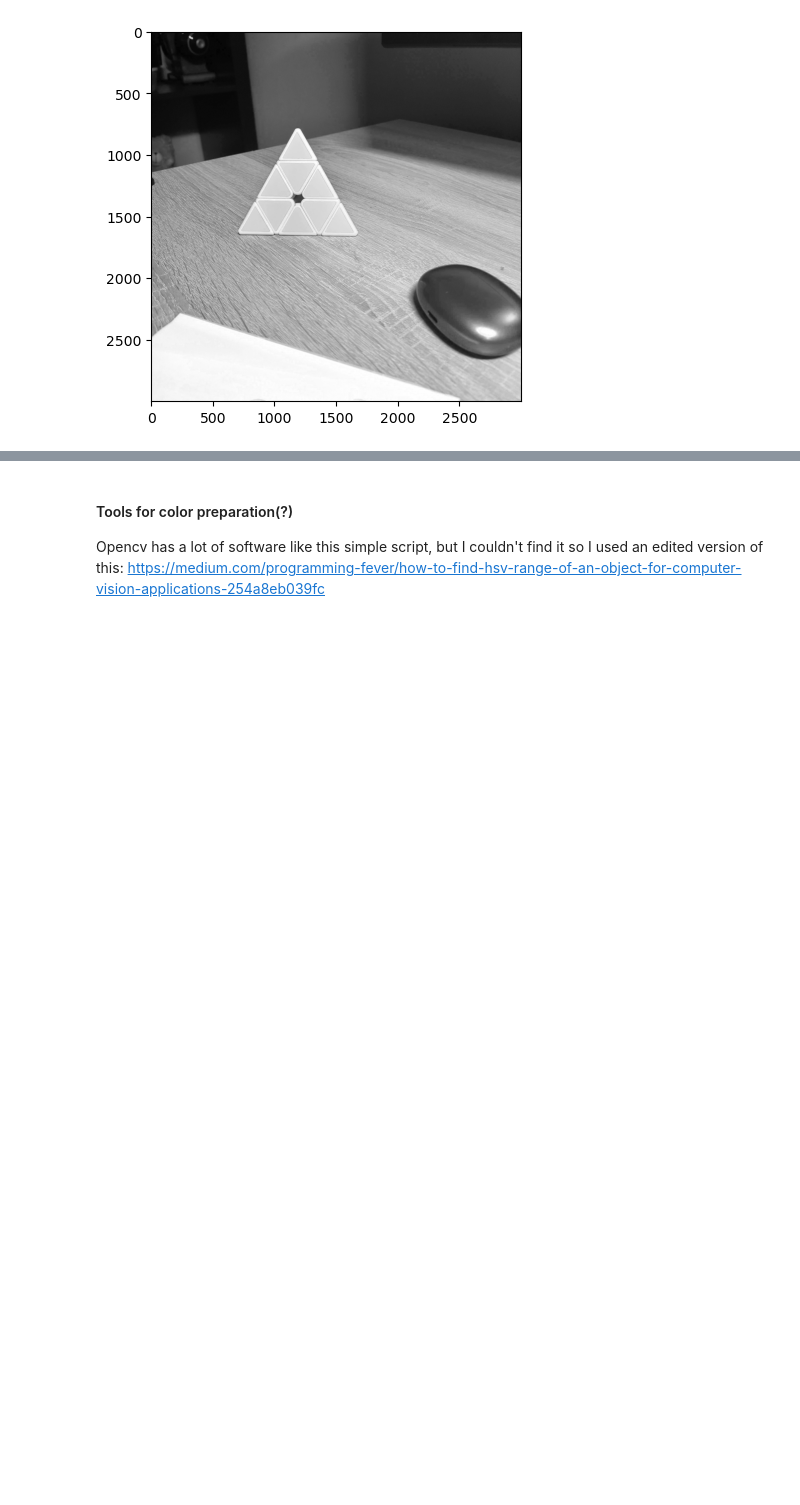
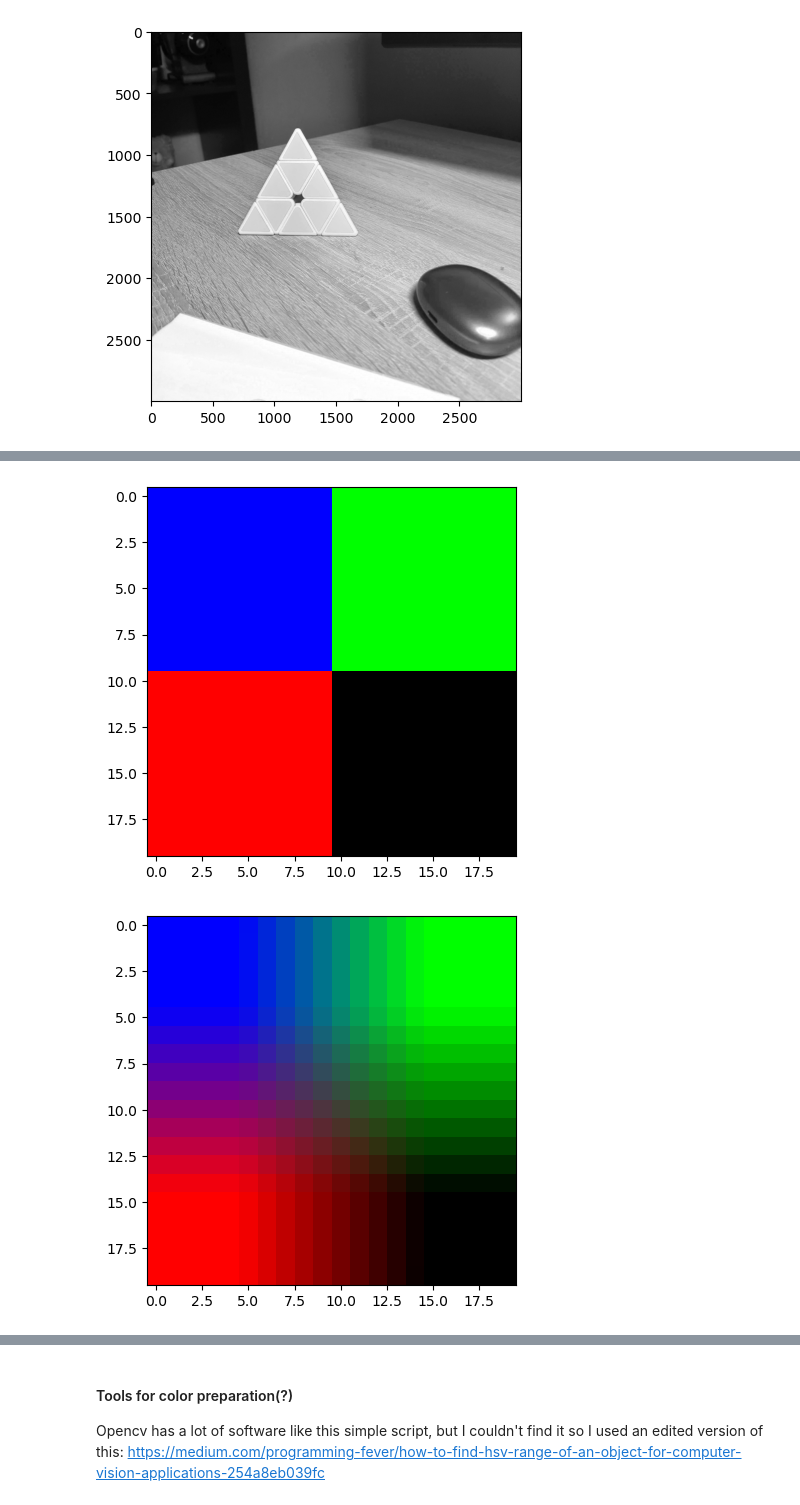
Before and after one commit to nikpan1/CV1-lecture2023, a Jupyter notebook: CV1_lecture01.ipynb, the cells around one changed output, grey strips where cells are left out. Drawn from its saved outputs; the diff is of its cells as text; code cells hidden in the pictures; blank space fills up the shorter version.

Commit message:
eroding, dialating, interpolation and transformation

```diff
--- a/CV1_lecture01.ipynb
+++ b/CV1_lecture01.ipynb
@@ -74,0 +108,8 @@ qt.qpa.plugin: Could not find the Qt platform plugin "wayland" in ""
+# %%
+show(cv2.resize(chessboard_image, (w*10, h*10), interpolation = cv2.INTER_NEAREST))
+show(cv2.resize(chessboard_image, (w*10, h*10), interpolation = cv2.INTER_LINEAR))
+show(cv2.resize(chessboard_image, (w*10, h*10), interpolation = cv2.INTER_CUBIC))
+show(cv2.resize(chessboard_image, (w*10, h*10), interpolation = cv2.INTER_AREA))
+# %% [output]
+[figure, added]
+[figure, added]
```
Also changed, not shown: parts of 17 cells of this notebook, 1 other file.
